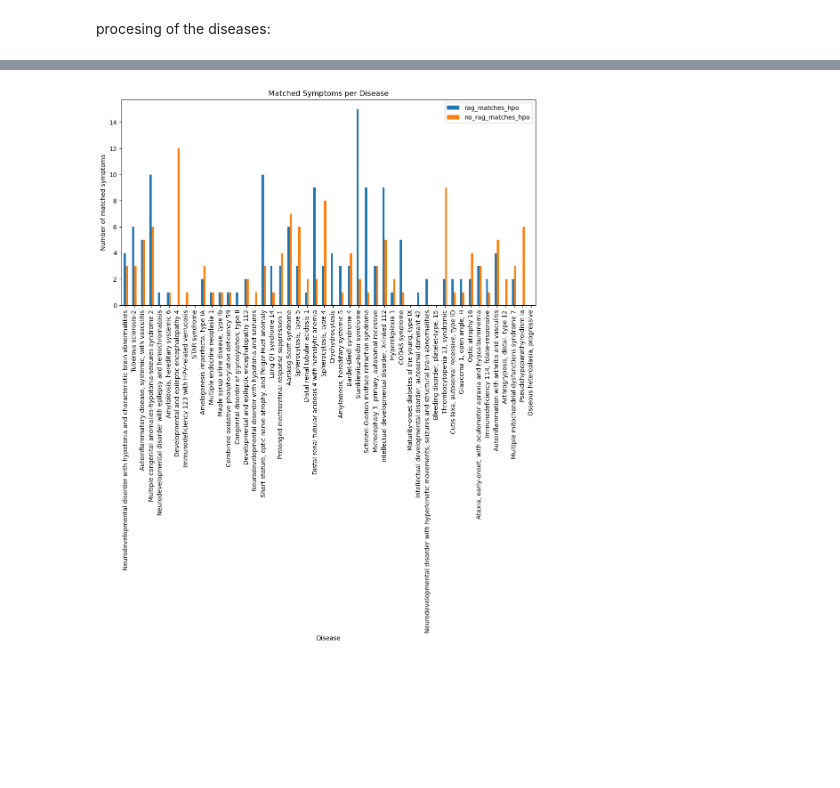
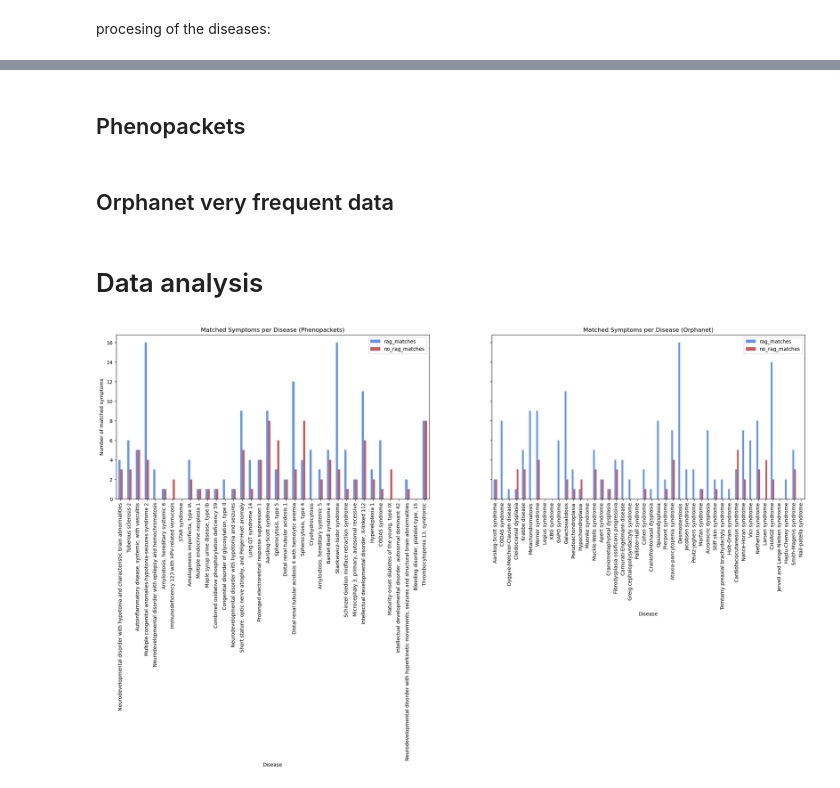
Before and after one commit to laurasck14/KG-RAG, a Jupyter notebook: notebooks/disease_mode_evaluation.ipynb, the cells around one changed output, grey strips where cells are left out. Drawn from its saved outputs; the diff is of its cells as text; code cells hidden in the pictures; blank space fills up the shorter version.

Commit message:
including the symptoms check with the Orphanet very frequent data

```diff
--- a/notebooks/disease_mode_evaluation.ipynb
+++ b/notebooks/disease_mode_evaluation.ipynb
@@ -36,0 +41,7 @@ with open(results_file, 'r') as f:
+# %%
+import xmltodict, os
+# convert the XML file to a dictionary
+file_path = os.path.expanduser('~/scratch-llm/data/Orphanet/Orphanet_HPO.xml') #diseases with HPO symptoms
+with open(file_path, 'r', encoding='latin-1') as file:
+    xml_content = file.read()
+orpha_data = xmltodict.parse(xml_content)
@@ -223,15 +279,42 @@ Muscular dystrophy, limb-girdle, autosomal recessive 29 was not found in rag or
+# %% [markdown]
+## Phenopackets
+# %%
+pp_results, pp_no_results = DiseaseModeEvaluation(phenopackets, rag_results, no_rag_results)
+# %% [markdown]
+## Orphanet very frequent data
+# %%
+orpha_results, orpha_no_results = DiseaseModeEvaluation(phenopackets_orpha, rag_results, no_rag_results)
+# %% [markdown]
+# Data analysis
 # %%
-df = pd.DataFrame(results)
-df.plot(
+# make a bar plot for each of the results
+import matplotlib.pyplot as plt
+
+fig, axes = plt.subplots(nrows=1, ncols=2, figsize=(50, 40), sharey=True)
+
+pp_results.plot(
+    ax=axes[0],
     x="disease",
-    y=["rag_matches_hpo", "no_rag_matches_hpo"],
+    y=["rag_matches", "no_rag_matches"],# "total_symptoms"],
     kind="bar",
-    title="Matched Symptoms per Disease",
+    color=["cornflowerblue", "indianred"],
+    title="Matched Symptoms per Disease (Phenopackets)",
     ylabel="Number of matched symptoms",
     xlabel="Disease",
-    figsize=(12, 6)
+    figsize=(25, 6)
 )
-plt.tight_layout()
+
+orpha_results.plot(
+    ax=axes[1],
+    x="disease",
+    y=["rag_matches", "no_rag_matches"],# "total_symptoms"],
+    kind="bar",
+    color=["cornflowerblue", "indianred"],
+    title="Matched Symptoms per Disease (Orphanet)",
+    ylabel="Number of matched symptoms",
+    xlabel="Disease",
+    figsize=(25, 6)
+)
 plt.show()
 # %% [output]
-[figure, old version]
+[figure, new version]
```
Also changed, not shown: parts of 12 cells of this notebook.
